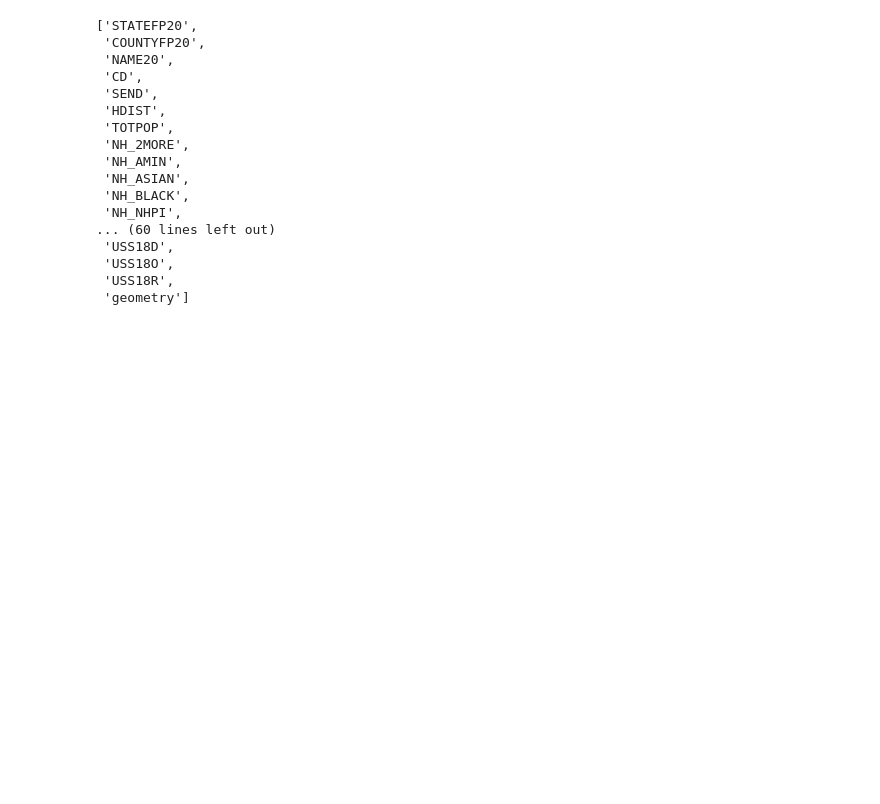
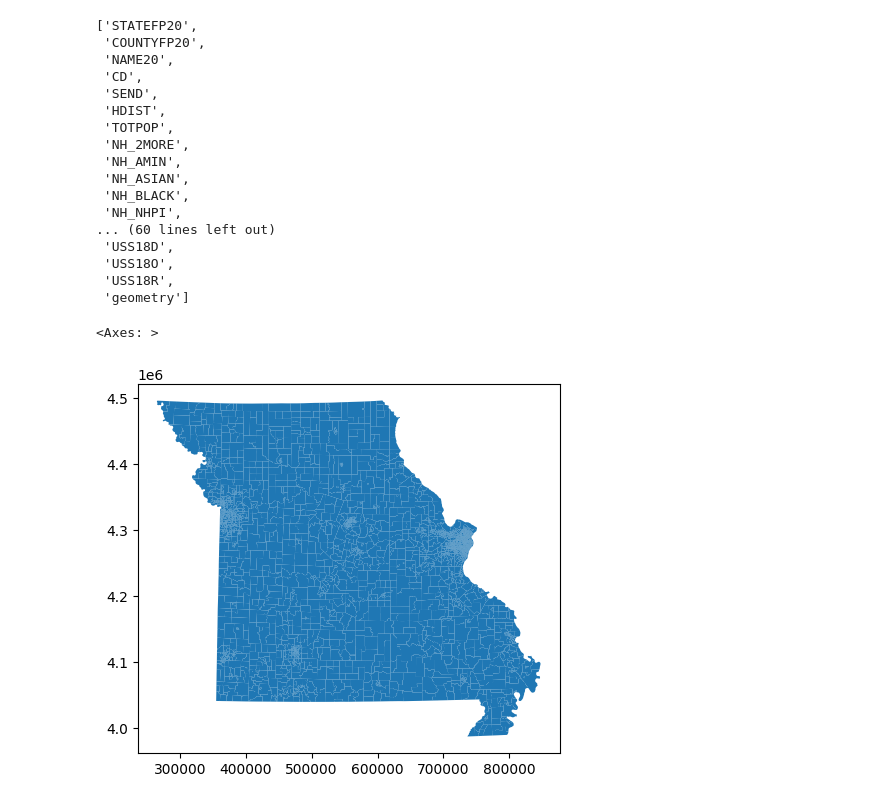
Before and after one commit to eveomett-states/Missouri, a Jupyter notebook: mo.ipynb, the cells around one changed output. Cells and saved outputs as stored; diff of their text form; code cells hidden in the pictures; blank space fills up the shorter version.

```diff
--- a/mo.ipynb
+++ b/mo.ipynb
@@ -461,3 +469,10 @@ election_df.to_file('./{}/{}.geojson'.format(state_ab, state_ab), driver='GeoJSO
 # Only do once to build json and read from file when generating ensembles
 graph = Graph.from_file("./{}/{}.shp".format(state_ab, state_ab), ignore_errors=True)
 graph.to_json("./{}/{}.json".format(state_ab, state_ab))
+# %%
+shapefile_path = "./{}/{}.shp".format(state_ab, state_ab)
+shape=gpd.read_file(shapefile_path)
+shape.plot()
+# %% [output]
+<Axes: >
+[figure, added]
```
Also changed, not shown: parts of 9 cells of this notebook.
